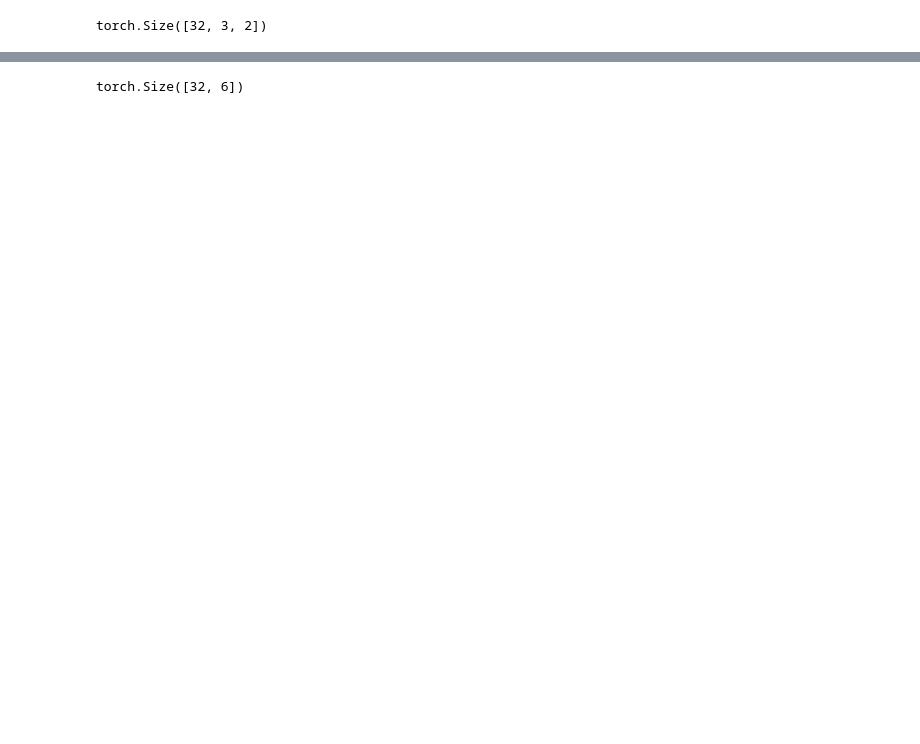
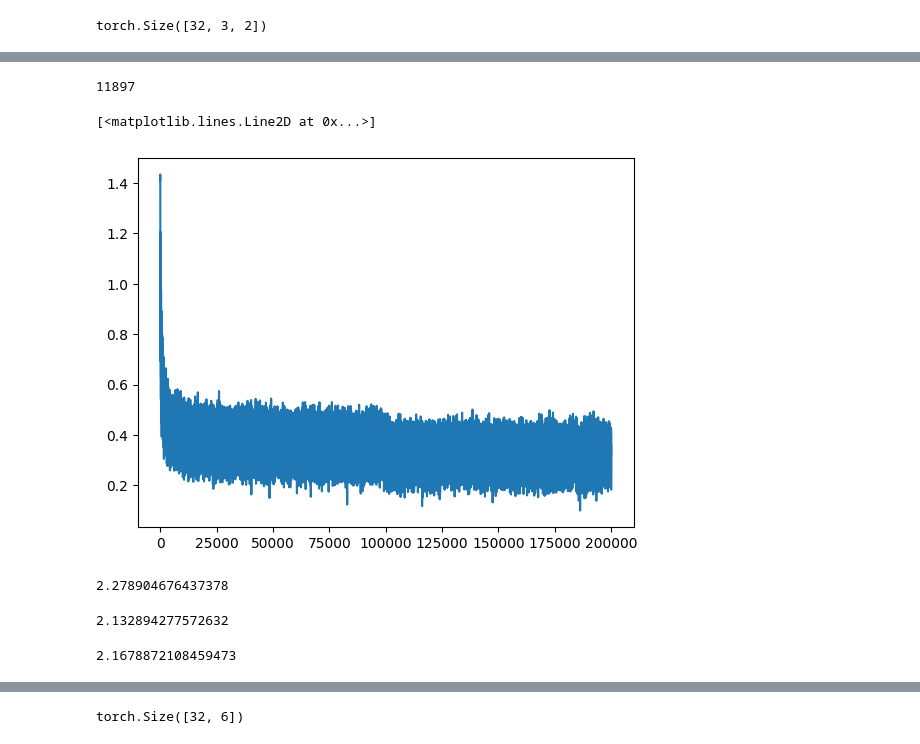
Before and after one commit to Adieltheanalyst/relearning_ml_materials, a Jupyter notebook: building_a_makemore_2.ipynb, the cells around one changed output, grey strips where cells are left out. Saved outputs shown, nothing was run; the diff lists cells and outputs as text; code cells hidden in the pictures; blank space fills up the shorter version.

```diff
--- a/building_a_makemore_2.ipynb
+++ b/building_a_makemore_2.ipynb
@@ -109,0 +144,3 @@ b1=torch.randn(100)
+# %%
+logits=h@w2 +b2
+logits.shape
@@ -109,0 +175,65 @@ b1=torch.randn(100)
+# %%
+sum(p.nelement() for p in parameters)
+# %% [output]
+11897
+# %%
+for p in parameters:
+    p.requires_grad=True
+# %%
+lri=[]
+lossi=[]
+stepi=[]
+# %%
+
+for i in range(200000):
+    # minibatch construct
+    ix=torch.randint(0,Xtr.shape[0],(32,))
+
+    # foward pass
+    emb=c[Xtr[ix]] # (32,3,2)
+    h=torch.tanh(emb.view(-1,30) @ W1 +b1) # (32,100)
+    logits=h @ w2 + b2 # (32,27)
+    loss=F.cross_entropy(logits,Ytr[ix]) # the biggest issue with using the logits.exp() it gets an inf once the numbers are quite large making it really hard to get the probabilities since they majorly turn to zero
+
+    # backward pass
+    for p in parameters:
+        p.grad=None
+    loss.backward()
+
+    # update
+    # lr=lrs[i]
+    lr=0.1 if i <100000 else 0.01
+    for p in parameters:
+        p.data += -lr * p.grad
+
+    # track stats
+    # lri.append(lre[i])
+    stepi.append(i)
+    lossi.append(loss.log10().item())
+
+# print(loss.item())
+# %%
+plt.plot(stepi,lossi)
+# %% [output]
+[<matplotlib.lines.Line2D at 0x...>]
+[figure, added]
+# %%
+print(loss.item())
+# %% [output]
+2.278904676437378
+# %%
+emb=c[Xtr] # (32,3,2)
+h=torch.tanh(emb.view(-1,30) @ W1 +b1) # (32,100)
+logits=h @ w2 + b2 # (32,27)
+loss=F.cross_entropy(logits,Ytr)
+loss.item()
+# %% [output]
+2.132894277572632
+# %%
+emb=c[Xdev] # (32,3,2)
+h=torch.tanh(emb.view(-1,30) @ W1 +b1) # (32,100)
+logits=h @ w2 + b2 # (32,27)
+loss=F.cross_entropy(logits,Ydev)
+loss.item()
+# %% [output]
+2.1678872108459473
```
Also changed, not shown: parts of 22 cells of this notebook.
